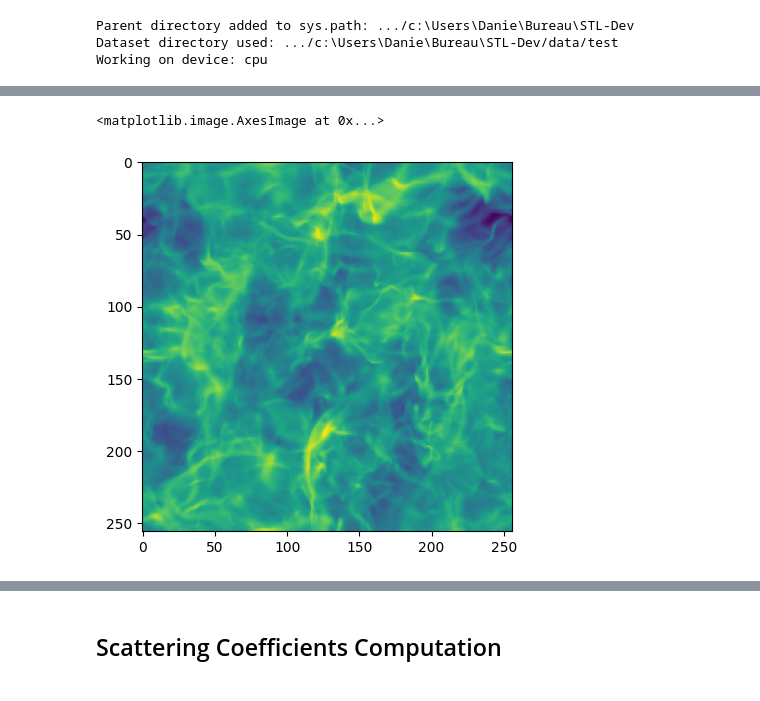
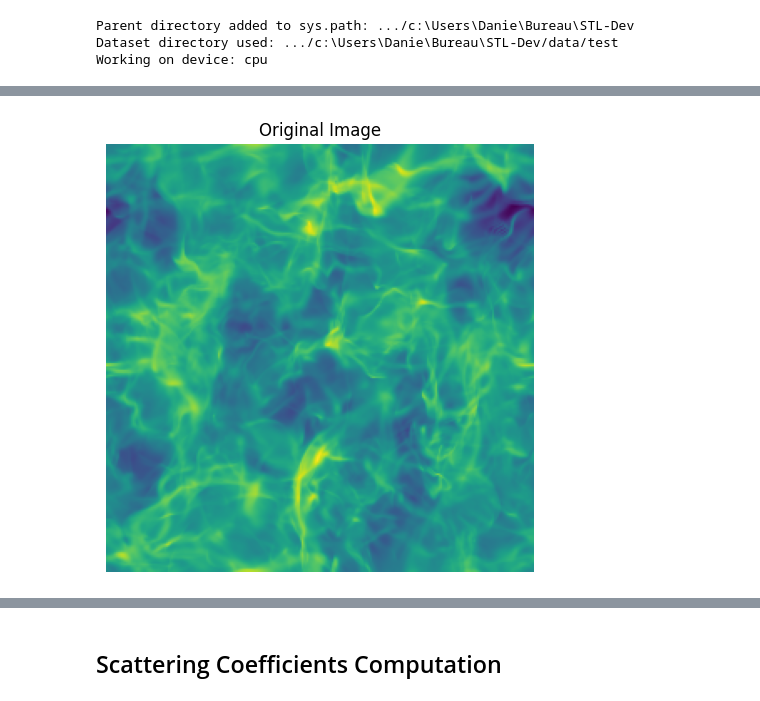
Before and after one commit to camilledussauchoy-glitch/STL-Dev_Camille, a Jupyter notebook: docs/user_notebook.ipynb, the cells around one changed output, grey strips where cells are left out. Drawn from its saved outputs; the diff is of its cells as text; code cells hidden in the pictures.

Commit message:
cleanup of the scattering computation section in the user notebook

```diff
--- a/docs/user_notebook.ipynb
+++ b/docs/user_notebook.ipynb
@@ -53,12 +106,12 @@ Working on device: cpu
 # %%
 # Image loading
-im = np.load(DATA_TEST_PATH + "/" + 'Turb_6.npy')[:,None,:,:]
-
-# Instantiate STL data class
-data = DataClass(array=im[0,0], pbc=True) # shall specify both array and pbc status
+im = np.load(DATA_TEST_PATH + "/" + 'Turb_6.npy')[:, None, :, :] # [Nb, Nc, Nx, Ny]
 
 # Visualize loaded data
-plt.imshow(data.array.cpu().numpy())
+plt.imshow(im[0, 0, :, :])
+plt.title("Original Image")
+plt.axis('off')
+plt.tight_layout()
+plt.show()
 # %% [output]
-<matplotlib.image.AxesImage at 0x...>
-[figure, old version]
+[figure, new version]
```
Also changed, not shown: parts of 47 cells of this notebook, 1 other file.
